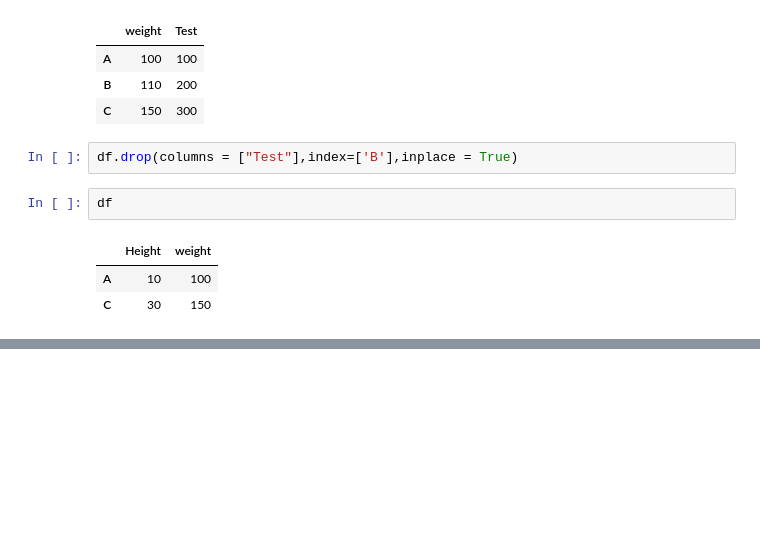
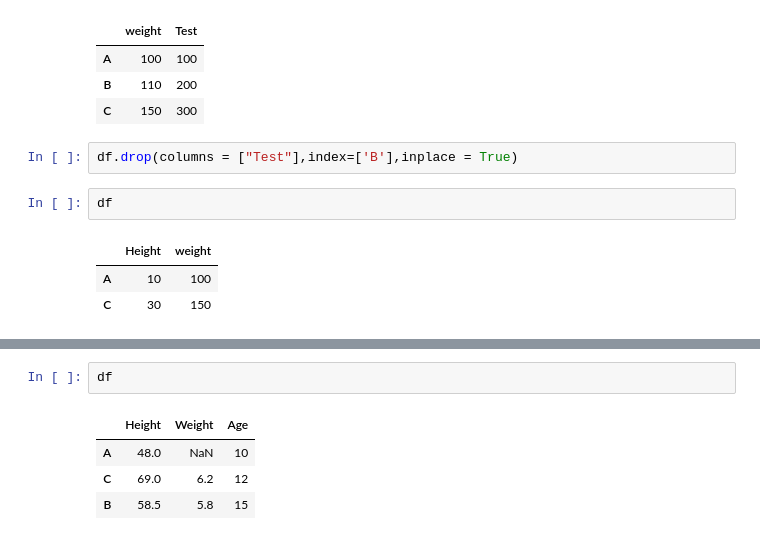
Before and after one commit to Pepcoders/Data-Science-January, a Jupyter notebook: Pandas/Pandas.ipynb, the cells around one changed output, grey strips where cells are left out. Saved outputs shown, nothing was run; the diff lists cells and outputs as text; blank space fills up the shorter version.

```diff
--- a/Pandas/Pandas.ipynb
+++ b/Pandas/Pandas.ipynb
@@ -272,0 +369,7 @@ df
+# %%
+df
+# %% [output]
+|  | Height | Weight | Age |
+| A | 48.0 | NaN | 10 |
+| C | 69.0 | 6.2 | 12 |
+| B | 58.5 | 5.8 | 15 |
```
Also changed, not shown: parts of 19 cells of this notebook.
